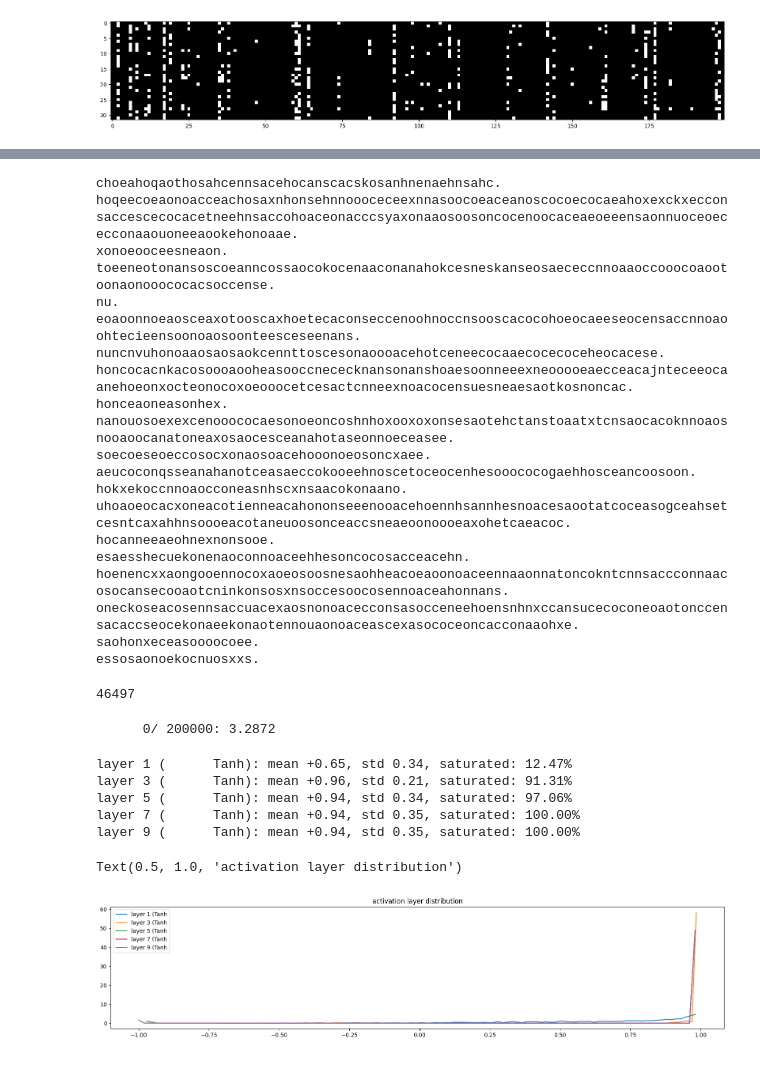
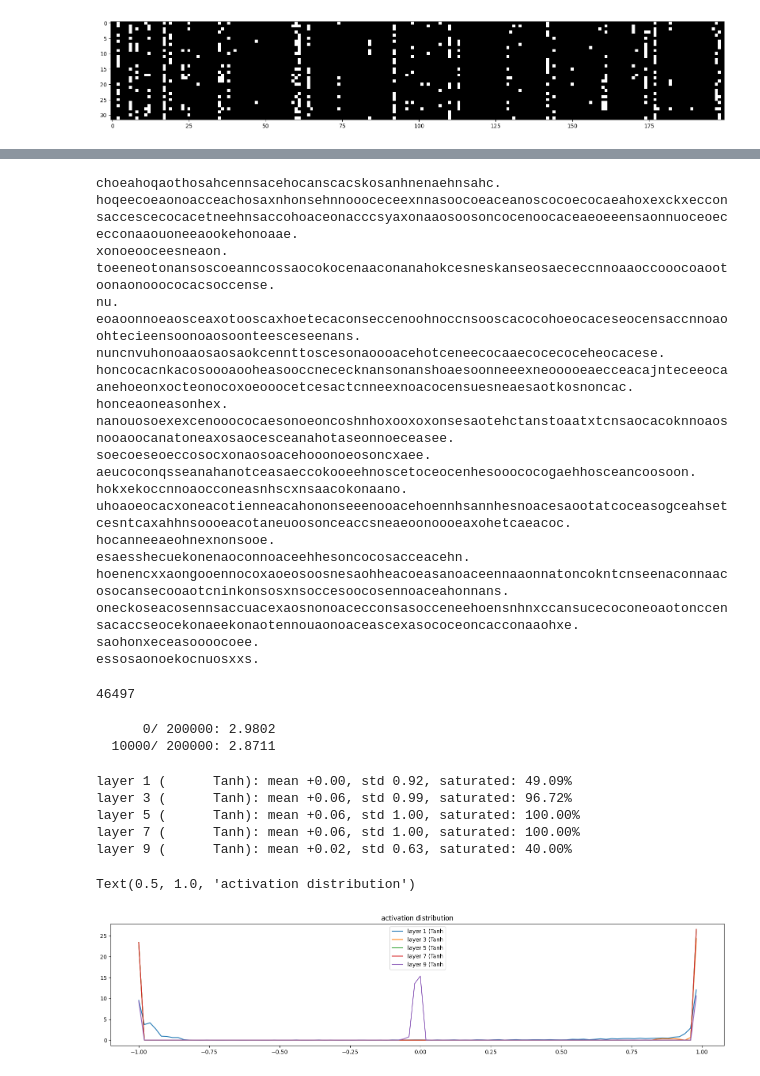
Before and after one commit to MossBeachBrothers/Visualize-Gradients, a Jupyter notebook: src/makemore3.ipynb, the cells around one changed output, grey strips where cells are left out. Saved outputs shown, nothing was run; the diff lists cells and outputs as text; code cells hidden in the pictures.

```diff
--- a/src/makemore3.ipynb
+++ b/src/makemore3.ipynb
@@ -242,7 +209,7 @@ for _ in range(20):
     while True:
         #forward pass nueral net
         emb = C[torch.tensor([context])]
-        h = torch.tanh(emb.view(1,-1) @ W1 + b1)
+        h = torch.tanh(emb.view(1,-1) @ W1)
         logits = h @ W2 + b2
         probs = F.softmax(logits, dim=1)
         #sample from probability distribution
@@ -260,7 +227,7 @@ hoqeecoeaonoacceachosaxnhonsehnnoooceceexnnasoocoeaceanoscocoecocaeahoxexckxecco
 xonoeooceesneaon.
 toeeneotonansoscoeanncossaocokocenaaconanahokcesneskanseosaececcnnoaaoccooocoaootoonaonooococacsoccense.
 nu.
-eoaoonnoeaosceaxotooscaxhoetecaconseccenoohnoccnsooscacocohoeocaeeseocensaccnnoaoohtecieensoonoaosoonteesceseenans.
+eoaoonnoeaosceaxotooscaxhoetecaconseccenoohnoccnsooscacocohoeocaceseocensaccnnoaoohtecieensoonoaosoonteesceseenans.
 nuncnvuhonoaaosaosaokcennttoscesonaoooacehotceneecocaaecocecoceheocacese.
 honcocacnkacosoooaooheasooccnececknansonanshoaesoonneeexneooooeaecceacajnteceeocaanehoeonxocteonocoxoeooocetcesactcnneexnoacocensuesneaesaotkosnoncac.
 honceaoneasonhex.
@@ -271,7 +238,7 @@ hokxekoccnnoaocconeasnhscxnsaacokonaano.
 uhoaoeocacxoneacotienneacahononseeenooacehoennhsannhesnoacesaootatcoceasogceahsetcesntcaxahhnsoooeacotaneuoosonceaccsneaeoonoooeaxohetcaeacoc.
 hocanneeaeohnexnonsooe.
 esaesshecuekonenaoconnoaceehhesoncocosacceacehn.
-hoenencxxaongooennocoxaoeosoosnesaohheacoeaoonoaceennaaonnatoncokntcnnsaccconnaacosocansecooaotcninkonsosxnsoccesoocosennoaceahonnans.
+hoenencxxaongooennocoxaoeosoosnesaohheacoeasanoaceennaaonnatoncokntcnseenaconnaacosocansecooaotcninkonsosxnsoccesoocosennoaceahonnans.
 oneckoseacosennsaccuacexaosnonoacecconsasocceneehoensnhnxccansucecoconeoaotonccensacaccseocekonaeekonaotennouaonoaceascexasococeoncacconaaohxe.
 saohonxeceasoooocoee.
 essosaonoekocnuosxxs.
@@ -303,8 +270,8 @@ class BatchNorm1d:
         self.training = True
 
         #parameters (learned with backprop)
-        self.gamma = torch.zeros(dim)
-        self.beta = torch.ones(dim)
+        self.gamma = torch.ones(dim)
+        self.beta = torch.zeroes(dim)
 
         #buffers (learning with momentum update)
         #training using exponential average explicity, not part of DAG
@@ -342,7 +309,7 @@ class Tanh:
 
 n_embd = 10 #dimmensions of the embedding vectors that are mapped from characters
 n_hidden = 100 #number of nuerons in hidden layer
-g = torch.Generator().manual_seed(214783647)
+g = torch.Generator().manual_seed(2147483647)
 
 #embedding matrix
 C = torch.randn((vocab_size, n_embd),            generator=g)
@@ -363,7 +330,7 @@ with torch.no_grad():
   # all other layers: apply gain
   for layer in layers[:-1]:
     if isinstance(layer, Linear):
-      layer.weight *= 5/3
+      layer.weight *= 1.0
 
 parameters = [C] + [p for layer in layers for p in layer.parameters()]
 print(sum(p.nelement() for p in parameters)) # number of parameters in total
@@ -376,6 +343,7 @@ for p in parameters:
 max_steps = 200000
 batch_size = 32
 lossi = []
+ud = []
 
 for i in range(max_steps):
     #construct batches of batch_size
@@ -405,29 +373,33 @@ for i in range(max_steps):
     #track statistics
     if i % 10000 == 0: # print every once in a while
         print(f'{i:7d}/{max_steps:7d}: {loss.item():.4f}')
-        lossi.append(loss.log10().item())
-    break
+    lossi.append(loss.log10().item())
+    with torch.no_grad():
+        ud.append([((lr*p.grad).std() / p.data.std()).log10().item() for p in parameters])
+    if i > 10000:
+        break
 # %% [output]
-      0/ 200000: 3.2872
+      0/ 200000: 2.9802
+  10000/ 200000: 2.8711
 # %%
 #Visualize Activations of Tanh layers with Histograms
-plt.figure(figsize = (20,4)) #width/height of plot
+plt.figure(figsize=(20, 4)) # width and height of the plot
 legends = []
-for i, layer in enumerate(layers[:-1]): #every layer except the last one
-    if isinstance(layer,Tanh):
-        t = layer.out
-        print('layer %d (%10s): mean %+.2f, std %.2f, saturated: %.2f%%' % (i, layer.__class__.__name__, t.mean(), t.std(), (t.abs() > 0.97).float().mean()*100))
-        hy, hx = torch.histogram(t, density=True)
-        plt.plot(hx[:-1].detach(), hy.detach())
-        legends.append(f'layer {i} ({layer.__class__.__name__}')
+for i, layer in enumerate(layers[:-1]): # note: exclude the output layer
+  if isinstance(layer, Tanh):
+    t = layer.out
+    print('layer %d (%10s): mean %+.2f, std %.2f, saturated: %.2f%%' % (i, layer.__class__.__name__, t.mean(), t.std(), (t.abs() > 0.97).float().mean()*100))
+    hy, hx = torch.histogram(t, density=True)
+    plt.plot(hx[:-1].detach(), hy.detach())
+    legends.append(f'layer {i} ({layer.__class__.__name__}')
 plt.legend(legends);
-plt.title('activation layer distribution')
+plt.title('activation distribution')
 # %% [output]
-layer 1 (      Tanh): mean +0.65, std 0.34, saturated: 12.47%
-layer 3 (      Tanh): mean +0.96, std 0.21, saturated: 91.31%
-layer 5 (      Tanh): mean +0.94, std 0.34, saturated: 97.06%
-layer 7 (      Tanh): mean +0.94, std 0.35, saturated: 100.00%
-layer 9 (      Tanh): mean +0.94, std 0.35, saturated: 100.00%
+layer 1 (      Tanh): mean +0.00, std 0.92, saturated: 49.09%
+layer 3 (      Tanh): mean +0.06, std 0.99, saturated: 96.72%
+layer 5 (      Tanh): mean +0.06, std 1.00, saturated: 100.00%
+layer 7 (      Tanh): mean +0.06, std 1.00, saturated: 100.00%
+layer 9 (      Tanh): mean +0.02, std 0.63, saturated: 40.00%
-Text(0.5, 1.0, 'activation layer distribution')
+Text(0.5, 1.0, 'activation distribution')
-[figure, old version]
+[figure, new version]
 # %%
```
Also changed, not shown: parts of 5 cells of this notebook.
